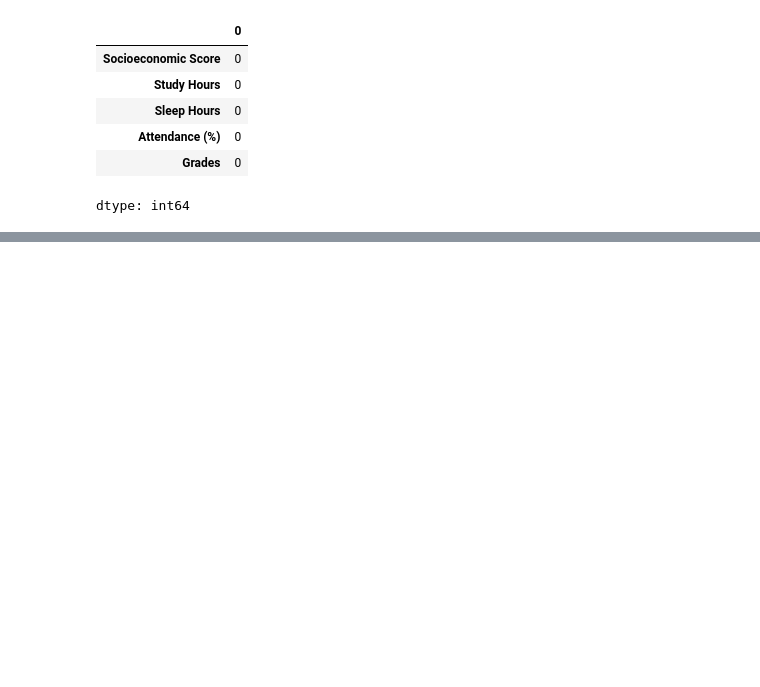
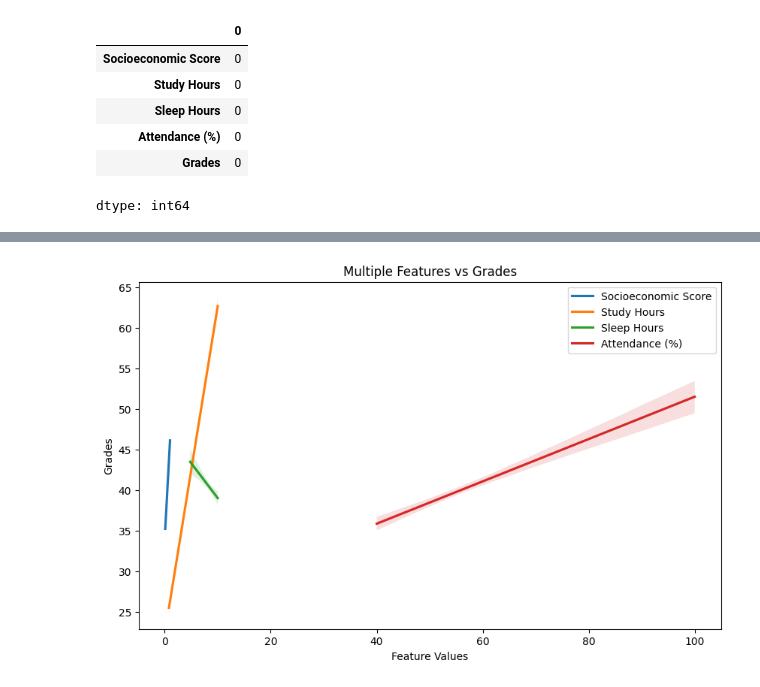
Before and after one commit to raisul-labs/99_days_of_coding_MLOps_With_CPC, a Jupyter notebook: phase-1/day-010/day-010.ipynb, the cells around one changed output, grey strips where cells are left out. Saved outputs shown, nothing was run; the diff lists cells and outputs as text; code cells hidden in the pictures; blank space fills up the shorter version.

```diff
--- a/phase-1/day-010/day-010.ipynb
+++ b/phase-1/day-010/day-010.ipynb
@@ -61,0 +104,26 @@ dtype: int64
+# %%
+columns = [
+    'Socioeconomic Score',
+    'Study Hours',
+    'Sleep Hours',
+    'Attendance (%)'
+]
+
+plt.figure(figsize=(10, 6))
+
+for col in columns:
+    sns.regplot(
+        data=df,
+        x=col,
+        y='Grades',
+        scatter=False,
+        label=col
+    )
+
+plt.title("Multiple Features vs Grades")
+plt.xlabel("Feature Values")
+plt.ylabel("Grades")
+plt.legend()
+plt.show()
+# %% [output]
+[figure, added]
```
Also changed, not shown: parts of 4 cells of this notebook.
